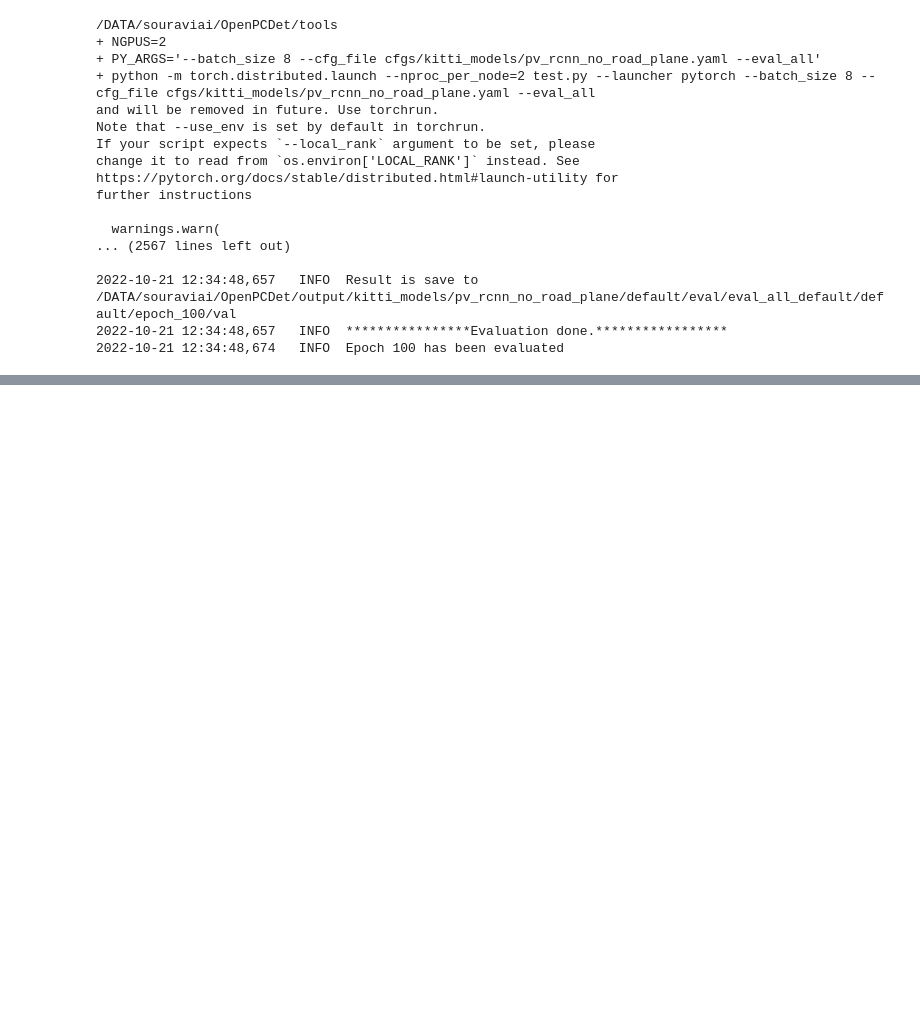
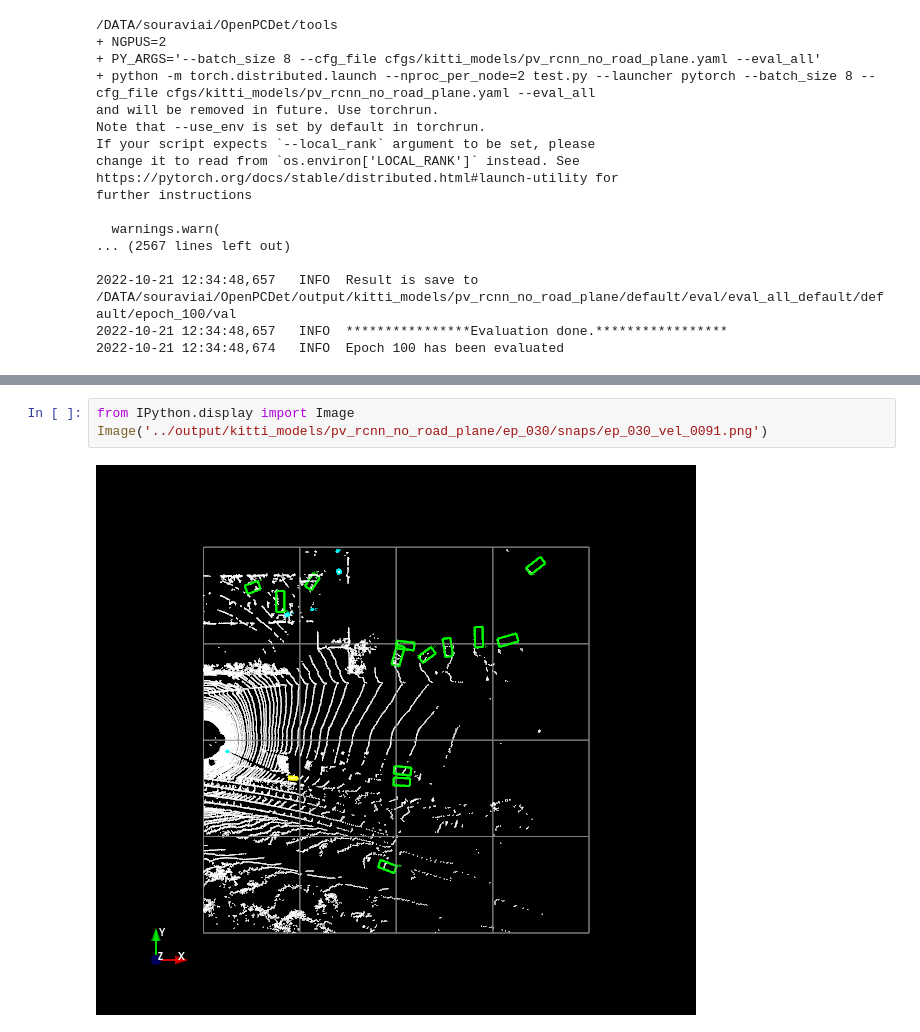
Before and after one commit to souravraha/OpenPCDet, a Jupyter notebook: colab.ipynb, the cells around one changed output, grey strips where cells are left out. Saved outputs shown, nothing was run; the diff lists cells and outputs as text; blank space fills up the shorter version.

```diff
--- a/colab.ipynb
+++ b/colab.ipynb
@@ -526,0 +563,5 @@ further instructions
+# %%
+from IPython.display import Image
+Image('../output/kitti_models/pv_rcnn_no_road_plane/ep_030/snaps/ep_030_vel_0091.png')
+# %% [output]
+[figure, added]
```
Also changed, not shown: parts of 3 cells of this notebook.
